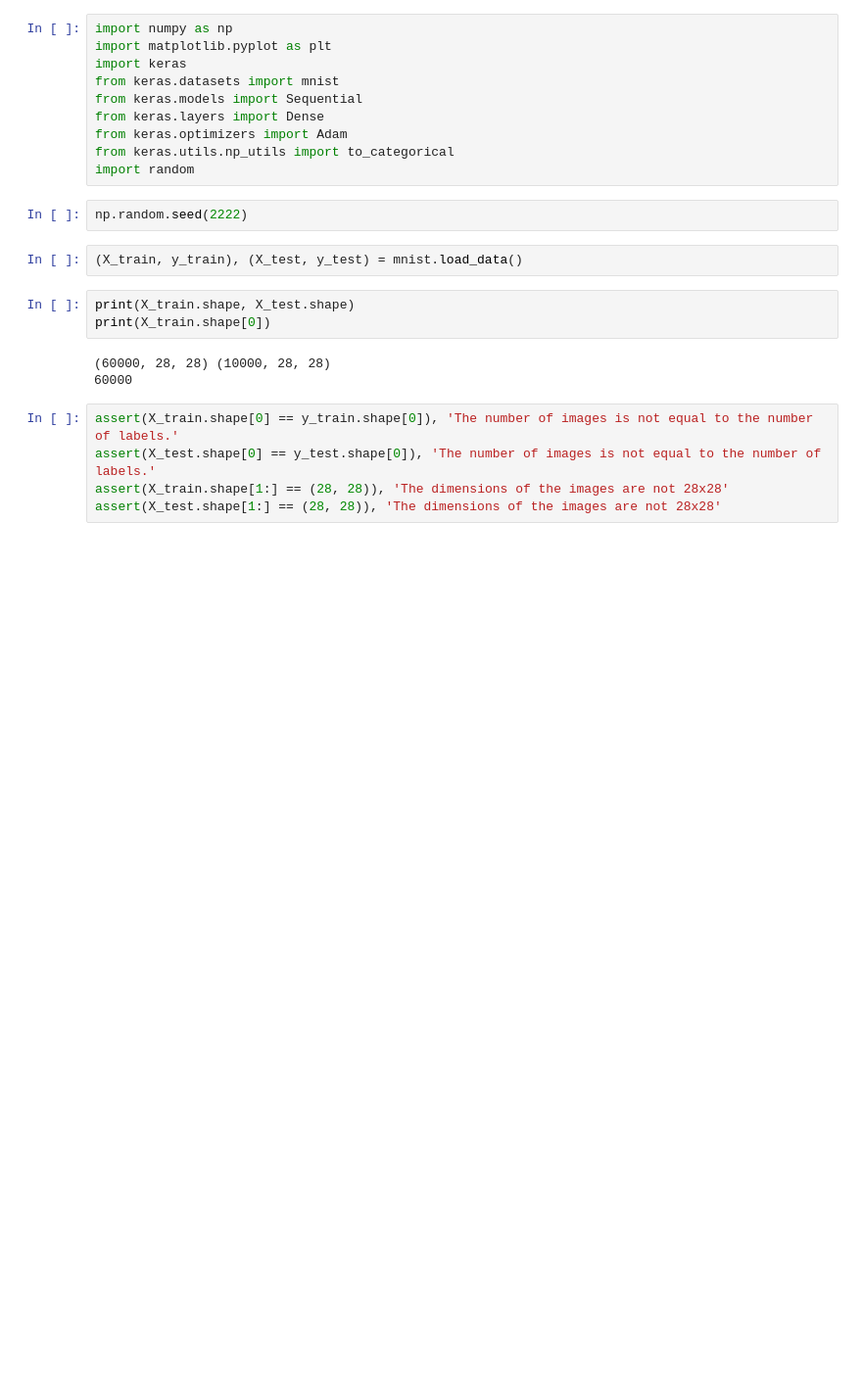
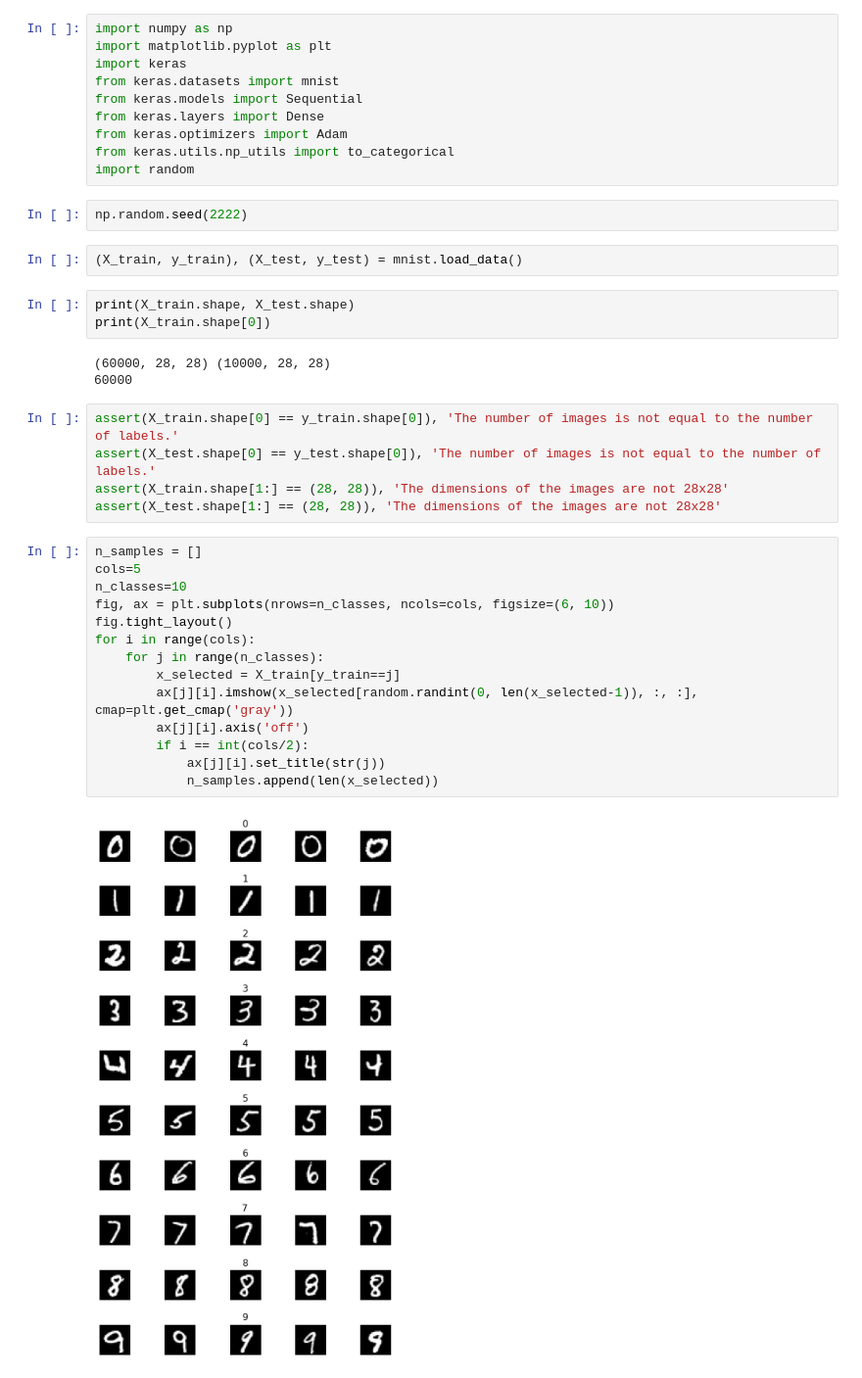
Before and after one commit to AhmedSheded/self-driving-car, a Jupyter notebook: sections/mnist.ipynb, the cells around one changed output. Shown at 98% size. Saved outputs shown, nothing was run; the diff lists cells and outputs as text; blank space fills up the shorter version.

```diff
--- a/sections/mnist.ipynb
+++ b/sections/mnist.ipynb
@@ -23,3 +23,19 @@ assert(X_train.shape[0] == y_train.shape[0]), 'The number of images is not equal
 assert(X_test.shape[0] == y_test.shape[0]), 'The number of images is not equal to the number of labels.'
 assert(X_train.shape[1:] == (28, 28)), 'The dimensions of the images are not 28x28'
 assert(X_test.shape[1:] == (28, 28)), 'The dimensions of the images are not 28x28'
+# %%
+n_samples = []
+cols=5
+n_classes=10
+fig, ax = plt.subplots(nrows=n_classes, ncols=cols, figsize=(6, 10))
+fig.tight_layout()
+for i in range(cols):
+    for j in range(n_classes):
+        x_selected = X_train[y_train==j]
+        ax[j][i].imshow(x_selected[random.randint(0, len(x_selected-1)), :, :], cmap=plt.get_cmap('gray'))
+        ax[j][i].axis('off')
+        if i == int(cols/2):
+            ax[j][i].set_title(str(j))
+            n_samples.append(len(x_selected))
+# %% [output]
+[figure, added]
```
Also changed, not shown: parts of 8 cells of this notebook.
